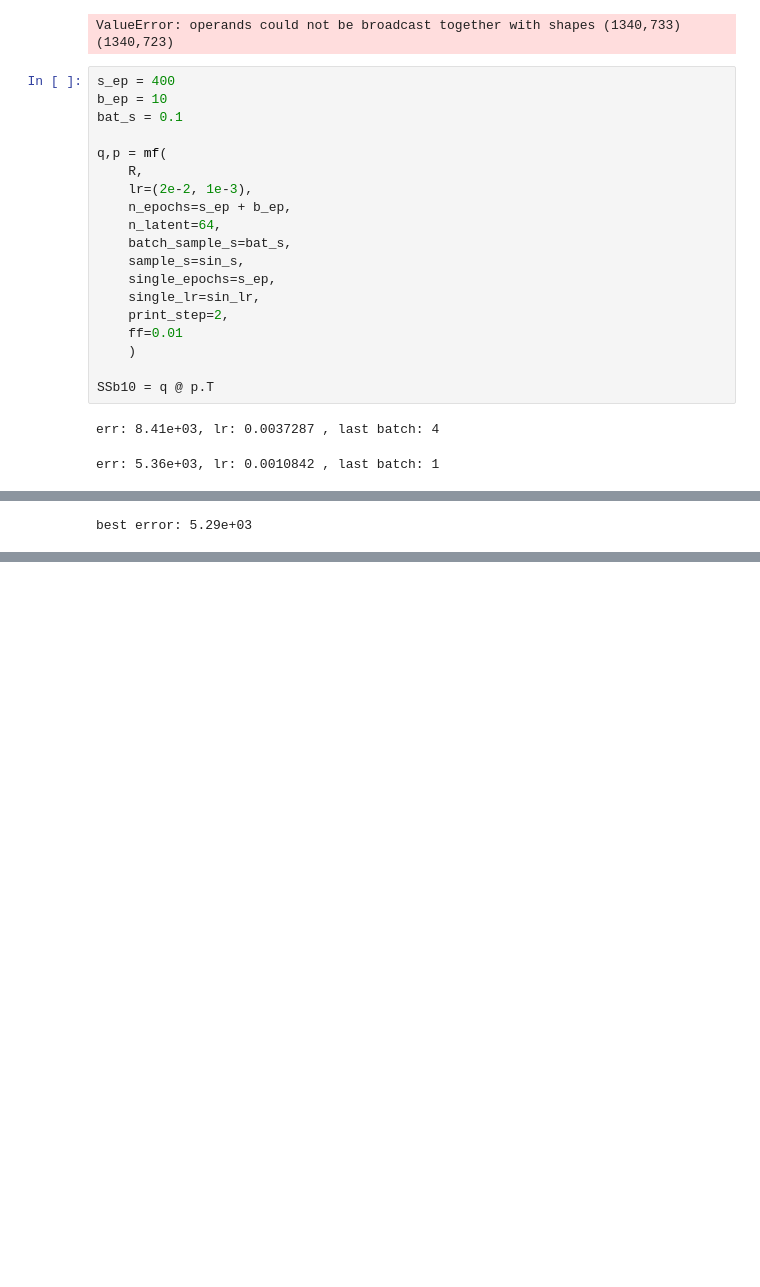
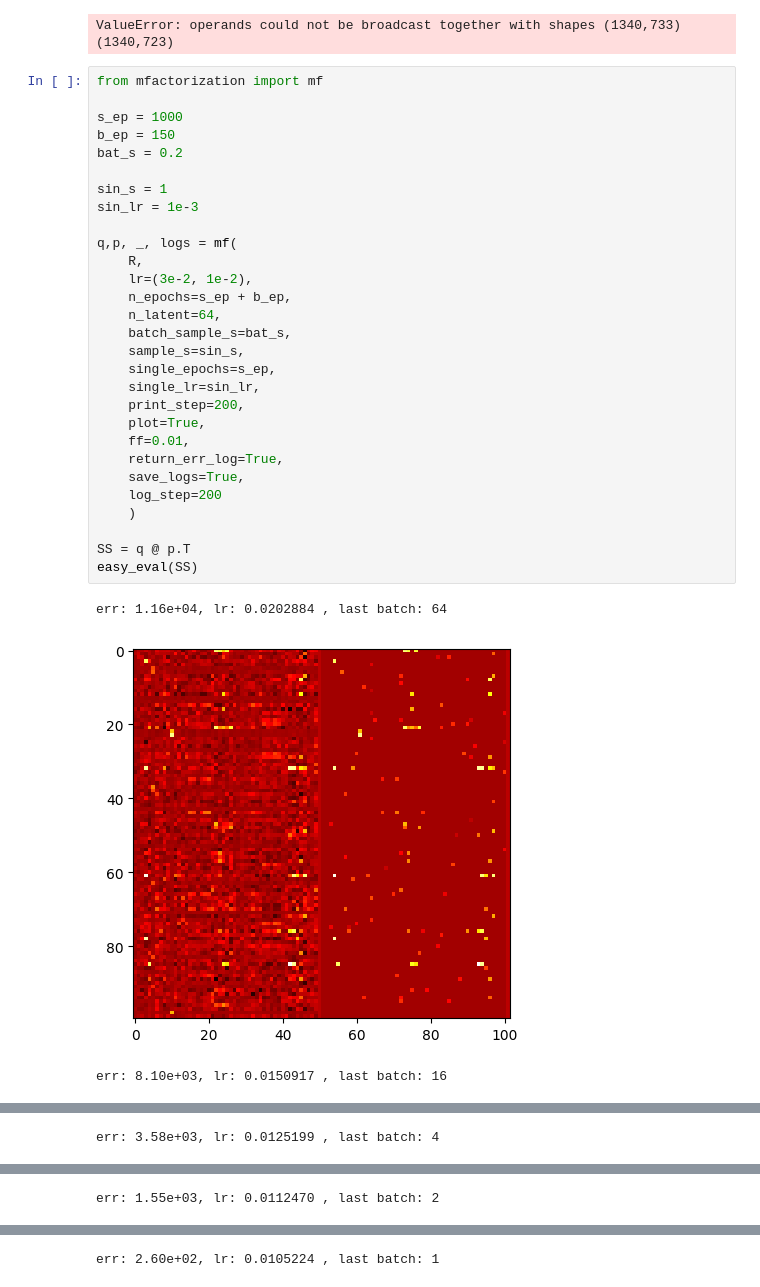
Before and after one commit to aeirya/information-retrieval-course, a Jupyter notebook: hw3/hyperparams.ipynb, the cells around one changed output, grey strips where cells are left out. Cells and saved outputs as stored; diff of their text form; blank space fills up the shorter version.

```diff
--- a/hw3/hyperparams.ipynb
+++ b/hw3/hyperparams.ipynb
@@ -267,24 +306,35 @@ R * Rt
 # %% [output]
 ValueError: operands could not be broadcast together with shapes (1340,733) (1340,723)
 # %%
-s_ep = 400
-b_ep = 10
-bat_s = 0.1
+from mfactorization import mf
 
-q,p = mf(
+s_ep = 1000
+b_ep = 150
+bat_s = 0.2
+
+sin_s = 1
+sin_lr = 1e-3
+
+q,p, _, logs = mf(
     R,
-    lr=(2e-2, 1e-3),
+    lr=(3e-2, 1e-2),
     n_epochs=s_ep + b_ep,
     n_latent=64,
     batch_sample_s=bat_s,
     sample_s=sin_s,
     single_epochs=s_ep,
     single_lr=sin_lr,
-    print_step=2,
-    ff=0.01
+    print_step=200,
+    plot=True,
+    ff=0.01,
+    return_err_log=True,
+    save_logs=True,
+    log_step=200
     )
 
-SSb10 = q @ p.T
+SS = q @ p.T
+easy_eval(SS)
 # %% [output]
-err: 8.41e+03, lr: 0.0037287 , last batch: 4
+err: 1.16e+04, lr: 0.0202884 , last batch: 64
+[figure, added]
-err: 5.36e+03, lr: 0.0010842 , last batch: 1
+err: 8.10e+03, lr: 0.0150917 , last batch: 16
@@ -291 +342 @@ err: 5.36e+03, lr: 0.0010842 , last batch: 1
-best error: 5.29e+03
+err: 3.58e+03, lr: 0.0125199 , last batch: 4
@@ -291,0 +344 @@ best error: 5.29e+03
+err: 1.55e+03, lr: 0.0112470 , last batch: 2
@@ -291,0 +346 @@ best error: 5.29e+03
+err: 2.60e+02, lr: 0.0105224 , last batch: 1
```
Also changed, not shown: parts of 9 cells of this notebook, 1 other file.
